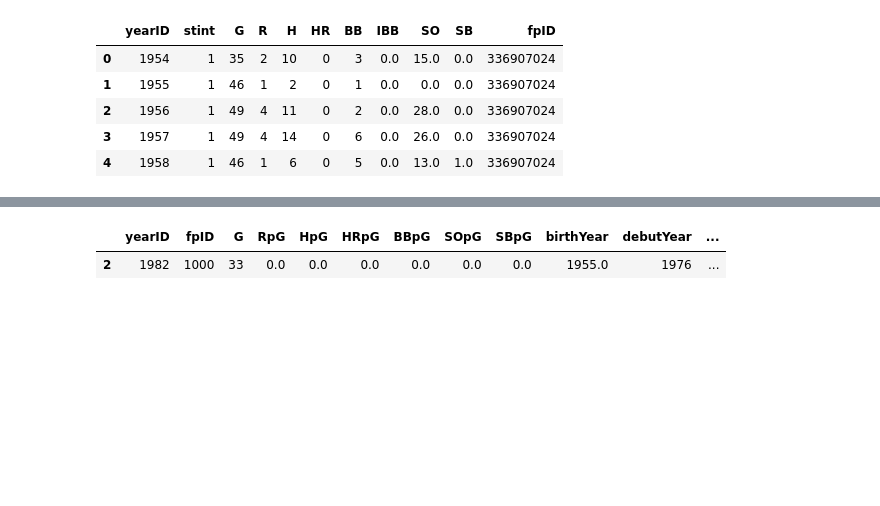
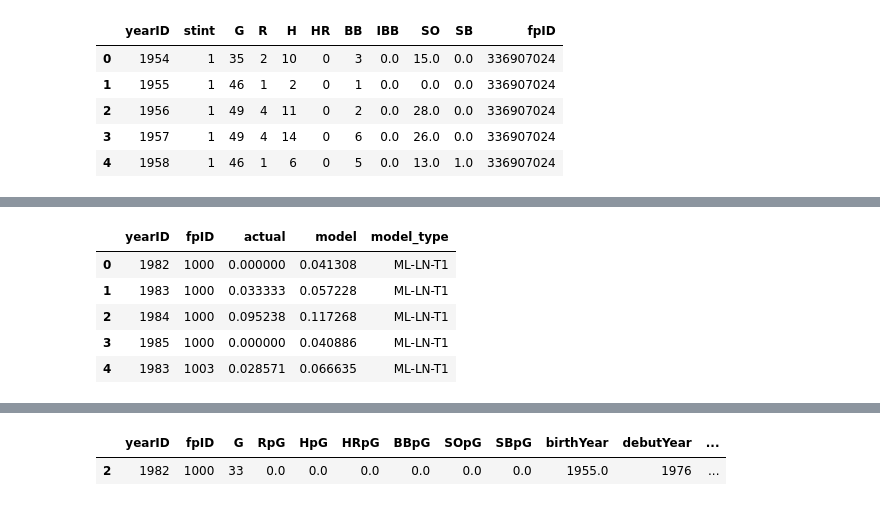
Before and after one commit to abasaltr/Baseball_Learning, a Jupyter notebook: baseball-v1/sandbox/nick/PlayerBattingMLFunction.ipynb, the cells around one changed output, grey strips where cells are left out. Cells and saved outputs as stored; diff of their text form; code cells hidden in the pictures; blank space fills up the shorter version.

```diff
--- a/baseball-v1/sandbox/nick/PlayerBattingMLFunction.ipynb
+++ b/baseball-v1/sandbox/nick/PlayerBattingMLFunction.ipynb
@@ -326,0 +538,10 @@ y-axis intercept:  10.035742642189946
+# %%
+fullHpgDF = makePredsTabel(hpgDF, "HpG")
+fullHpgDF.head()
+# %% [output]
+|  | yearID | fpID | actual | model | model_type |
+| 0 | 1982 | 1000 | 0.000000 | 0.041308 | ML-LN-T1 |
+| 1 | 1983 | 1000 | 0.033333 | 0.057228 | ML-LN-T1 |
+| 2 | 1984 | 1000 | 0.095238 | 0.117268 | ML-LN-T1 |
+| 3 | 1985 | 1000 | 0.000000 | 0.040886 | ML-LN-T1 |
+| 4 | 1983 | 1003 | 0.028571 | 0.066635 | ML-LN-T1 |
```
Also changed, not shown: parts of 12 cells of this notebook, 4 other files.
